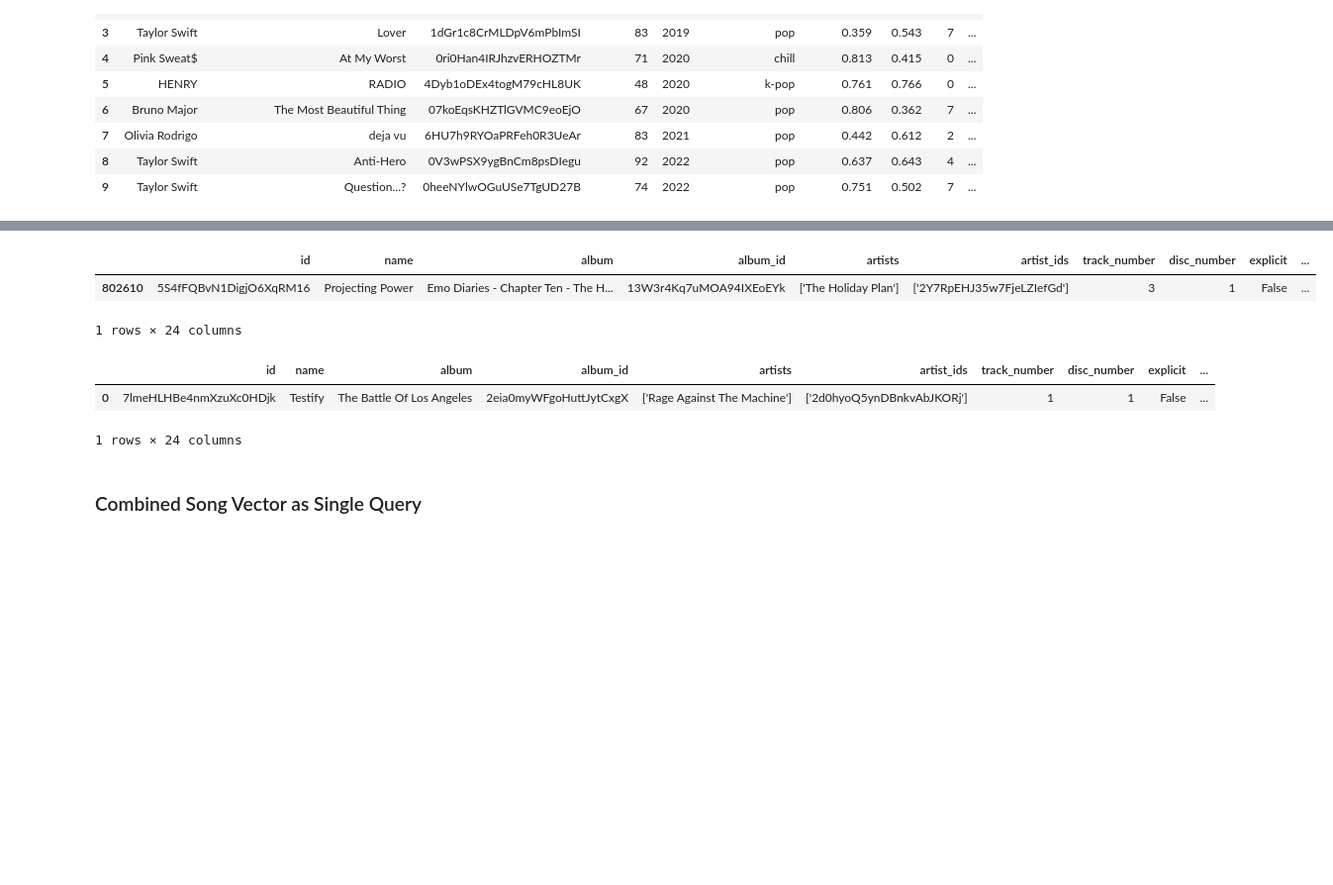
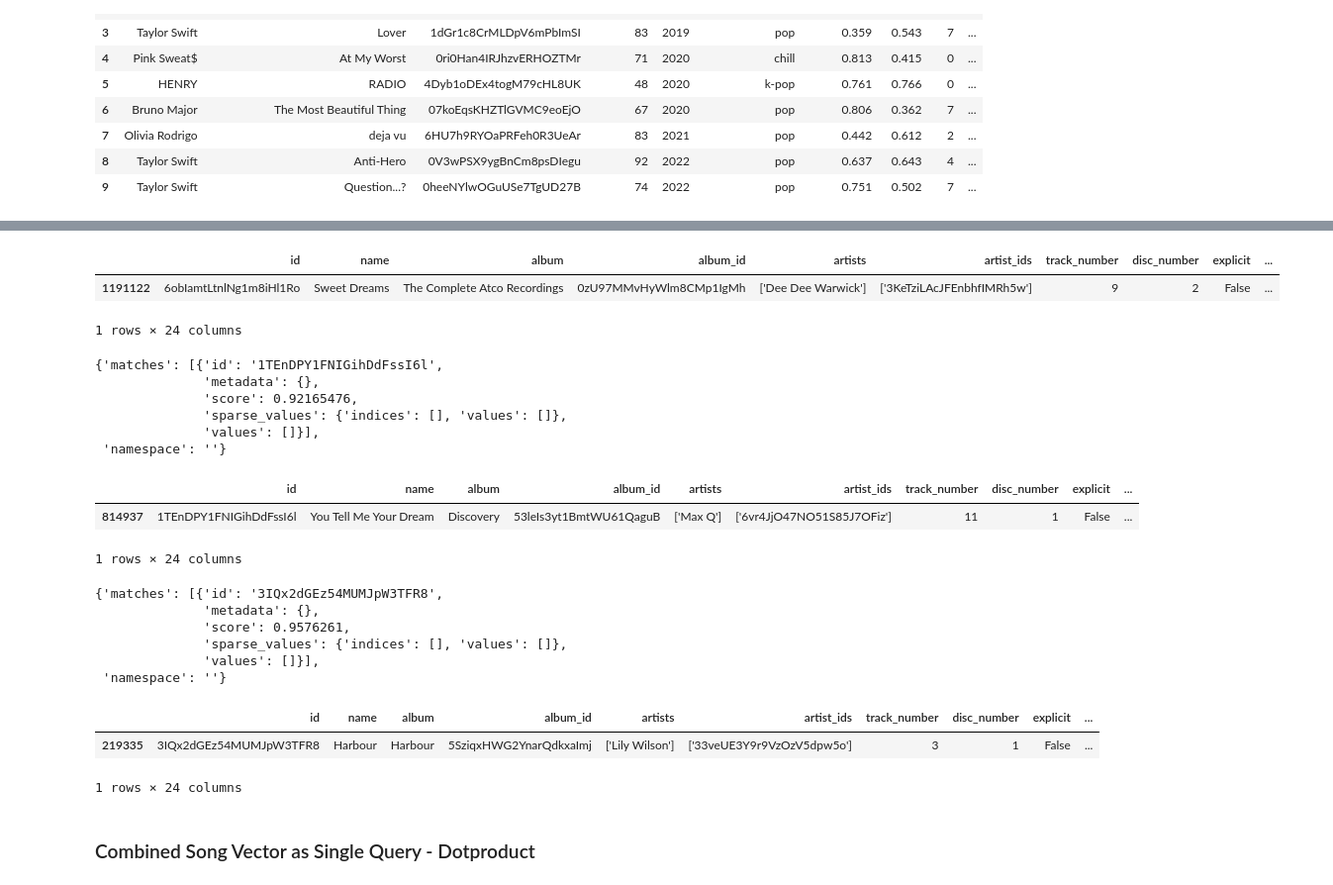
Before and after one commit to sz8689/COS_597A_Project, a Jupyter notebook: Music recommendation system.ipynb, the cells around one changed output, grey strips where cells are left out. Shown at 99% size. Drawn from its saved outputs; the diff is of its cells as text; code cells hidden in the pictures; blank space fills up the shorter version.

```diff
--- a/Music recommendation system.ipynb
+++ b/Music recommendation system.ipynb
@@ -790,16 +929,52 @@ xc
               'values': []}],
  'namespace': ''}
 # %%
-df[df['id'] == '5S4fFQBvN1DigjO6XqRM16']
+df[df['id'] == '6obIamtLtnlNg1m8iHl1Ro']
 # %% [output]
 |  | id | name | album | album_id | artists | artist_ids | track_number | disc_number | explicit | ... |
-| 802610 | 5S4fFQBvN1DigjO6XqRM16 | Projecting Power | Emo Diaries - Chapter Ten - The H... | 13W3r4Kq7uMOA94IXEoEYk | ['The Holiday Plan'] | ['2Y7RpEHJ35w7FjeLZIefGd'] | 3 | 1 | False | ... |
+| 1191122 | 6obIamtLtnlNg1m8iHl1Ro | Sweet Dreams | The Complete Atco Recordings | 0zU97MMvHyWlm8CMp1IgMh | ['Dee Dee Warwick'] | ['3KeTziLAcJFEnbhfIMRh5w'] | 9 | 2 | False | ... |
 1 rows × 24 columns
 # %%
-df[df['id'] == '7lmeHLHBe4nmXzuXc0HDjk']
+# query top 1 favorate (Seanna)
+# create the query vector
+xq = seanna_favorite_song_embeddings[1]
+
+# now query
+xc = index.query(xq, top_k=1, include_metadata=True)
+xc
 # %% [output]
-|  | id | name | album | album_id | artists | artist_ids | track_number | disc_number | explicit | ... |
-| 0 | 7lmeHLHBe4nmXzuXc0HDjk | Testify | The Battle Of Los Angeles | 2eia0myWFgoHuttJytCxgX | ['Rage Against The Machine'] | ['2d0hyoQ5ynDBnkvAbJKORj'] | 1 | 1 | False | ... |
-1 rows × 24 columns
+{'matches': [{'id': '1TEnDPY1FNIGihDdFssI6l',
+              'metadata': {},
+              'score': 0.92165476,
+              'sparse_values': {'indices': [], 'values': []},
+              'values': []}],
+ 'namespace': ''}
+# %%
+df[df['id'] == '1TEnDPY1FNIGihDdFssI6l']
+# %% [output]
+|  | id | name | album | album_id | artists | artist_ids | track_number | disc_number | explicit | ... |
+| 814937 | 1TEnDPY1FNIGihDdFssI6l | You Tell Me Your Dream | Discovery | 53leIs3yt1BmtWU61QaguB | ['Max Q'] | ['6vr4JjO47NO51S85J7OFiz'] | 11 | 1 | False | ... |
+1 rows × 24 columns
+# %%
+# query top 1 popular song
+# create the query vector
+xq = top_10_song_embeddings[5]
+
+# now query
+xc = index.query(xq, top_k=1, include_metadata=True)
+xc
+# %% [output]
+{'matches': [{'id': '3IQx2dGEz54MUMJpW3TFR8',
+              'metadata': {},
+              'score': 0.9576261,
+              'sparse_values': {'indices': [], 'values': []},
+              'values': []}],
+ 'namespace': ''}
+# %%
+df[df['id'] == '3IQx2dGEz54MUMJpW3TFR8']
+# %% [output]
+|  | id | name | album | album_id | artists | artist_ids | track_number | disc_number | explicit | ... |
+| 219335 | 3IQx2dGEz54MUMJpW3TFR8 | Harbour | Harbour | 5SziqxHWG2YnarQdkxaImj | ['Lily Wilson'] | ['33veUE3Y9r9VzOzV5dpw5o'] | 3 | 1 | False | ... |
+1 rows × 24 columns
 # %% [markdown]
-### Combined Song Vector as Single Query
+### Combined Song Vector as Single Query - Dotproduct
```
Also changed, not shown: parts of 84 cells of this notebook.
